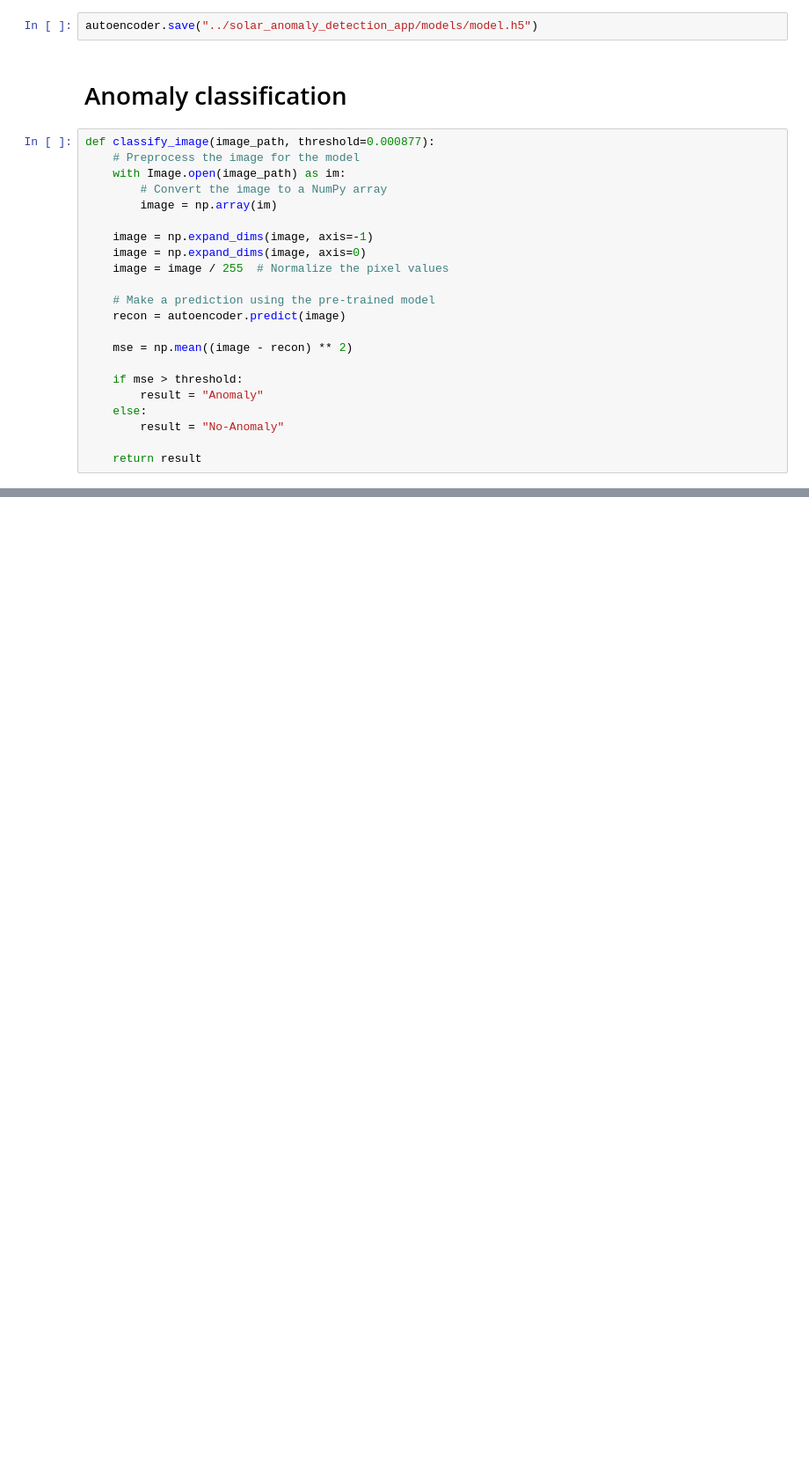
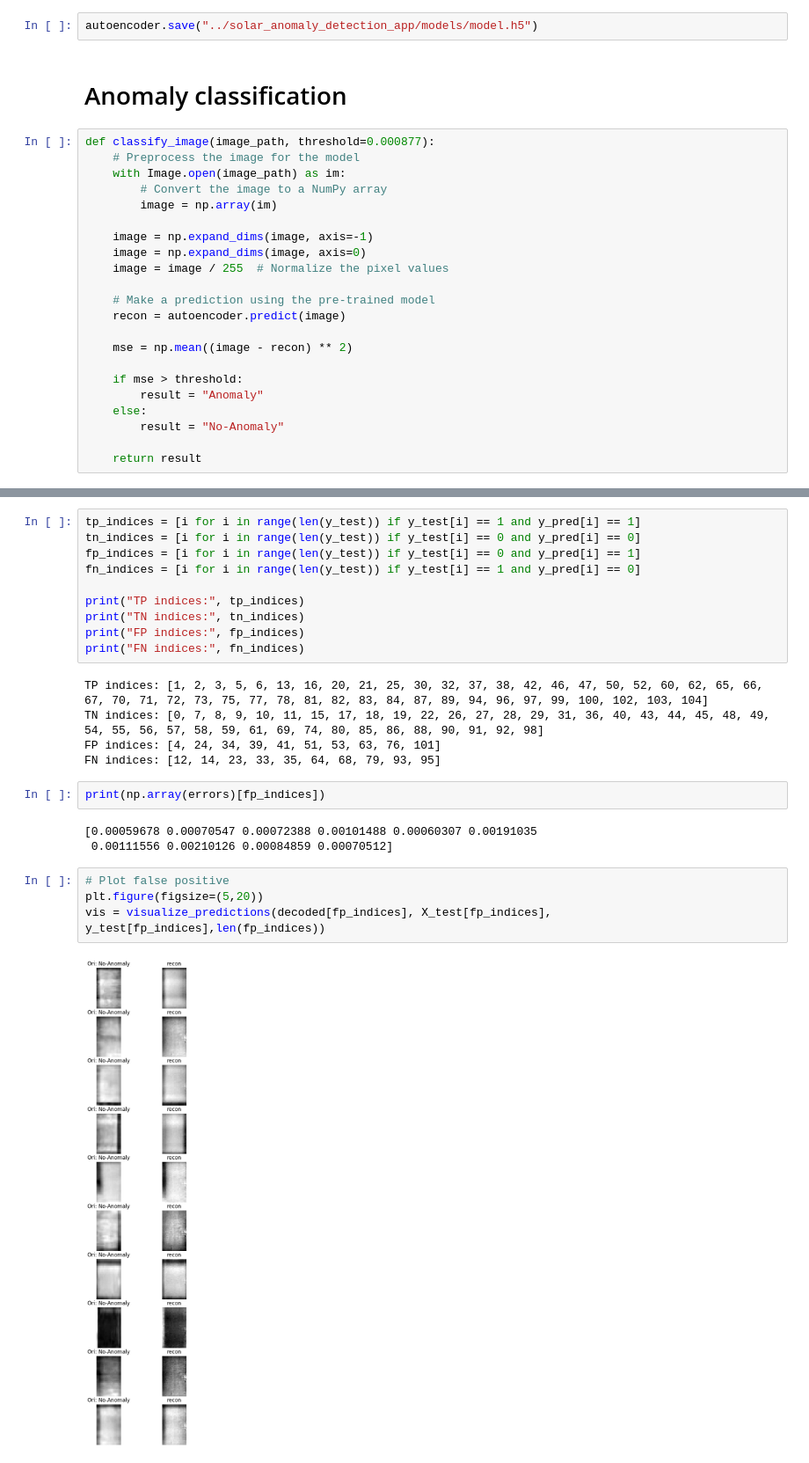
Before and after one commit to Tanund/SolarPanelAnomalyDetection, a Jupyter notebook: autoencoder/solar_anomaly_detection.ipynb, the cells around one changed output, grey strips where cells are left out. Shown at 88% size. Cells and saved outputs as stored; diff of their text form; blank space fills up the shorter version.

```diff
--- a/autoencoder/solar_anomaly_detection.ipynb
+++ b/autoencoder/solar_anomaly_detection.ipynb
@@ -413 +413,27 @@ No-Anomaly
 Anomaly
+# %%
+tp_indices = [i for i in range(len(y_test)) if y_test[i] == 1 and y_pred[i] == 1]
+tn_indices = [i for i in range(len(y_test)) if y_test[i] == 0 and y_pred[i] == 0]
+fp_indices = [i for i in range(len(y_test)) if y_test[i] == 0 and y_pred[i] == 1]
+fn_indices = [i for i in range(len(y_test)) if y_test[i] == 1 and y_pred[i] == 0]
+
+print("TP indices:", tp_indices)
+print("TN indices:", tn_indices)
+print("FP indices:", fp_indices)
+print("FN indices:", fn_indices)
+# %% [output]
+TP indices: [1, 2, 3, 5, 6, 13, 16, 20, 21, 25, 30, 32, 37, 38, 42, 46, 47, 50, 52, 60, 62, 65, 66, 67, 70, 71, 72, 73, 75, 77, 78, 81, 82, 83, 84, 87, 89, 94, 96, 97, 99, 100, 102, 103, 104]
+TN indices: [0, 7, 8, 9, 10, 11, 15, 17, 18, 19, 22, 26, 27, 28, 29, 31, 36, 40, 43, 44, 45, 48, 49, 54, 55, 56, 57, 58, 59, 61, 69, 74, 80, 85, 86, 88, 90, 91, 92, 98]
+FP indices: [4, 24, 34, 39, 41, 51, 53, 63, 76, 101]
+FN indices: [12, 14, 23, 33, 35, 64, 68, 79, 93, 95]
+# %%
+print(np.array(errors)[fp_indices])
+# %% [output]
+[0.00059678 0.00070547 0.00072388 0.00101488 0.00060307 0.00191035
+ 0.00111556 0.00210126 0.00084859 0.00070512]
+# %%
+# Plot false positive
+plt.figure(figsize=(5,20))
+vis = visualize_predictions(decoded[fp_indices], X_test[fp_indices], y_test[fp_indices],len(fp_indices))
+# %% [output]
+[figure, added]
```
Also changed, not shown: parts of 10 cells of this notebook, 3 other files.
